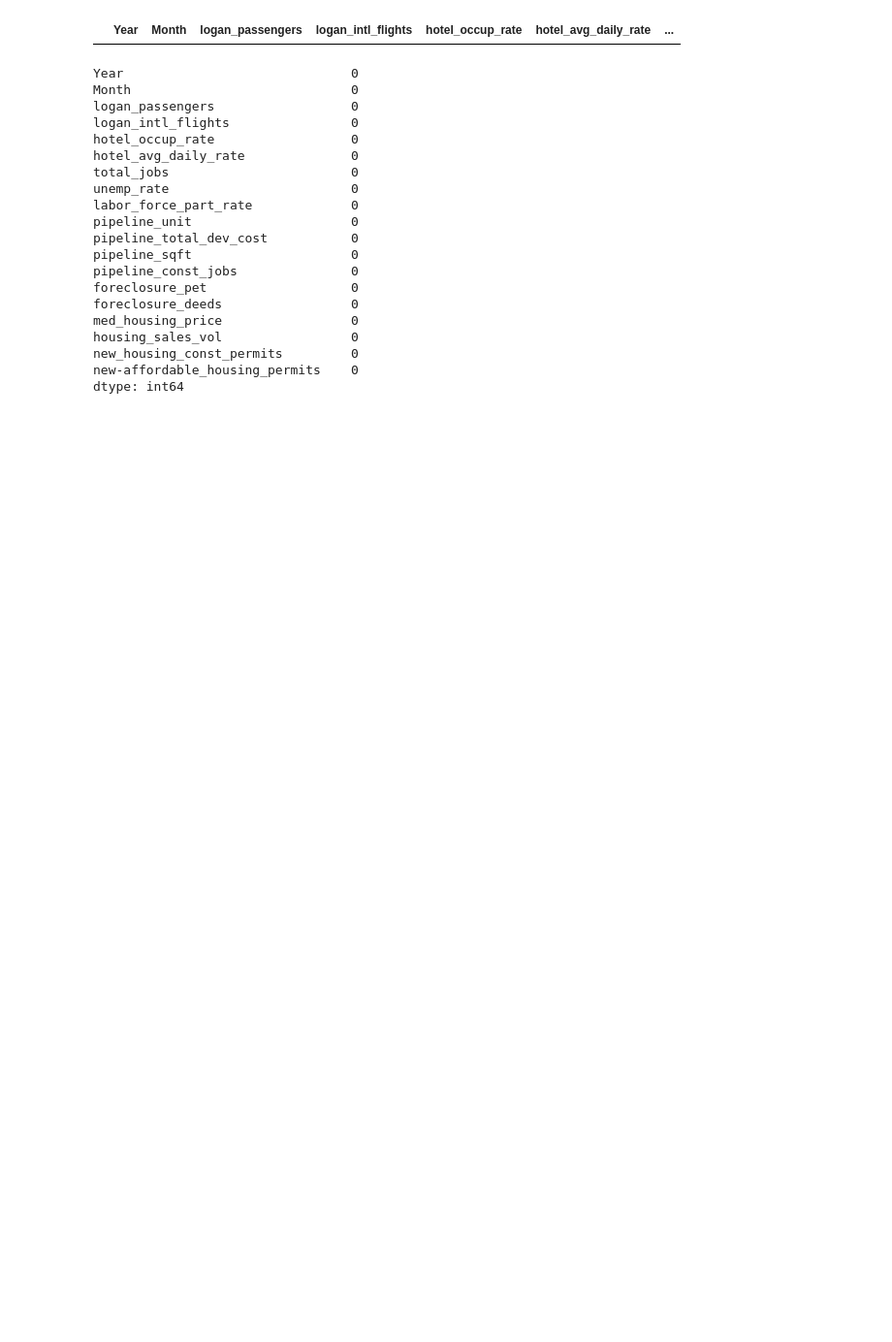
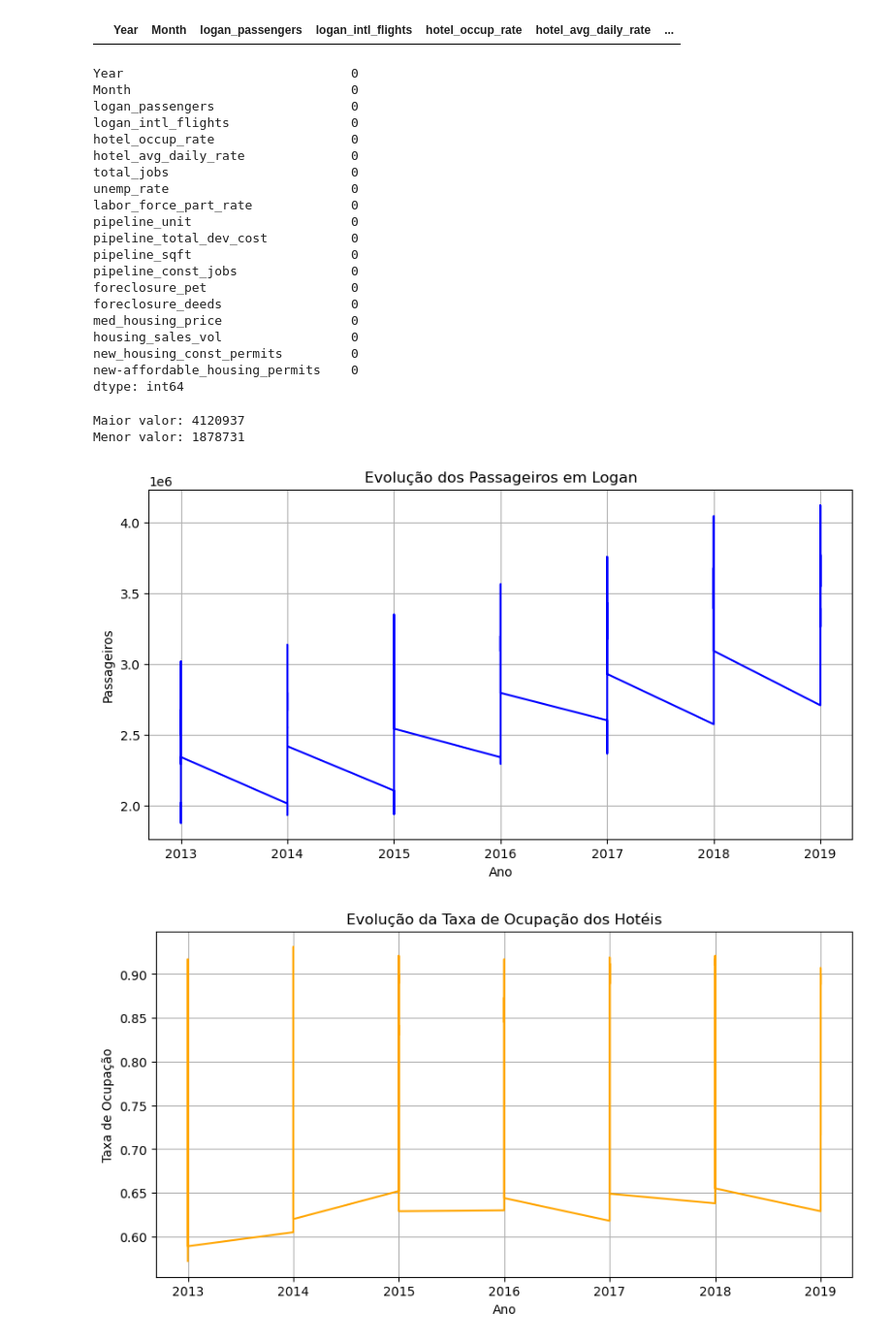
Before and after one commit to francisbowe/analise_economica, a Jupyter notebook: main.ipynb, the cells around one changed output. Shown: that part at 97% size. Saved outputs shown, nothing was run; the diff lists cells and outputs as text; code cells hidden in the pictures; blank space fills up the shorter version.

Commit message:
Icriando grafico de correlacao entre os indicadores

```diff
--- a/main.ipynb
+++ b/main.ipynb
@@ -113,3 +129,43 @@ def autopct_format(values):
     val = int(np.round(pct * total / 100))
     return f'{pct:.1f}%\n({val})'
   return my_format
+# %%
+maior_valor = df['logan_passengers'].max()
+menor_valor = df['logan_passengers'].min()
+
+print("Maior valor:", maior_valor)
+print("Menor valor:", menor_valor)
+# %% [output]
+Maior valor: 4120937
+Menor valor: 1878731
+# %%
+# Gráfico de linha com três indicadores
+# Evolução dos Passageiros
+plt.figure(figsize=(10, 5))
+plt.plot(df['Year'], df['logan_passengers'], label='Logan Passengers', color='blue')
+plt.title('Evolução dos Passageiros em Logan')
+plt.xlabel('Ano')
+plt.ylabel('Passageiros')
+plt.grid(True)
+plt.show()
+
+# Evolução da Taxa de Ocupação de Hotéis
+plt.figure(figsize=(10, 5))
+plt.plot(df['Year'], df['hotel_occup_rate'], label='Taxa de Ocupação', color='orange')
+plt.title('Evolução da Taxa de Ocupação dos Hotéis')
+plt.xlabel('Ano')
+plt.ylabel('Taxa de Ocupação')
+plt.grid(True)
+plt.show()
+
+# Evolução do Valor Médio Diário dos Hotéis
+plt.figure(figsize=(10, 5))
+plt.plot(df['Year'], df['hotel_avg_daily_rate'], label='Valor Médio Diário', color='green')
+plt.title('Evolução do Valor Médio Diário dos Hotéis')
+plt.xlabel('Ano')
+plt.ylabel('Valor em Dólares')
+plt.grid(True)
+plt.show()
+# %% [output]
+[figure, added]
+[figure, added]
```
Also changed, not shown: parts of 6 cells of this notebook.
